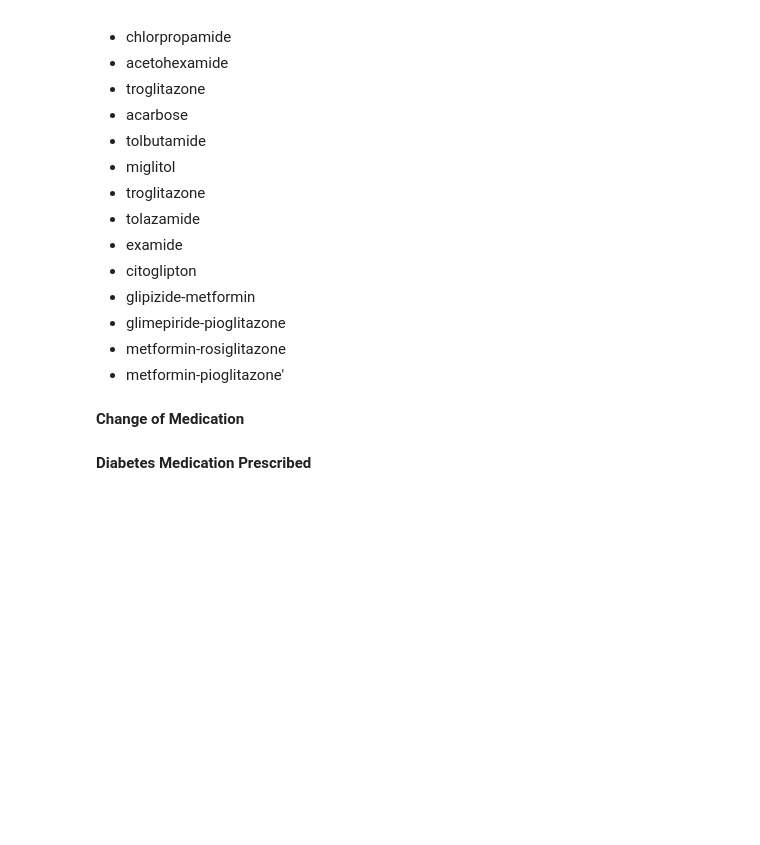
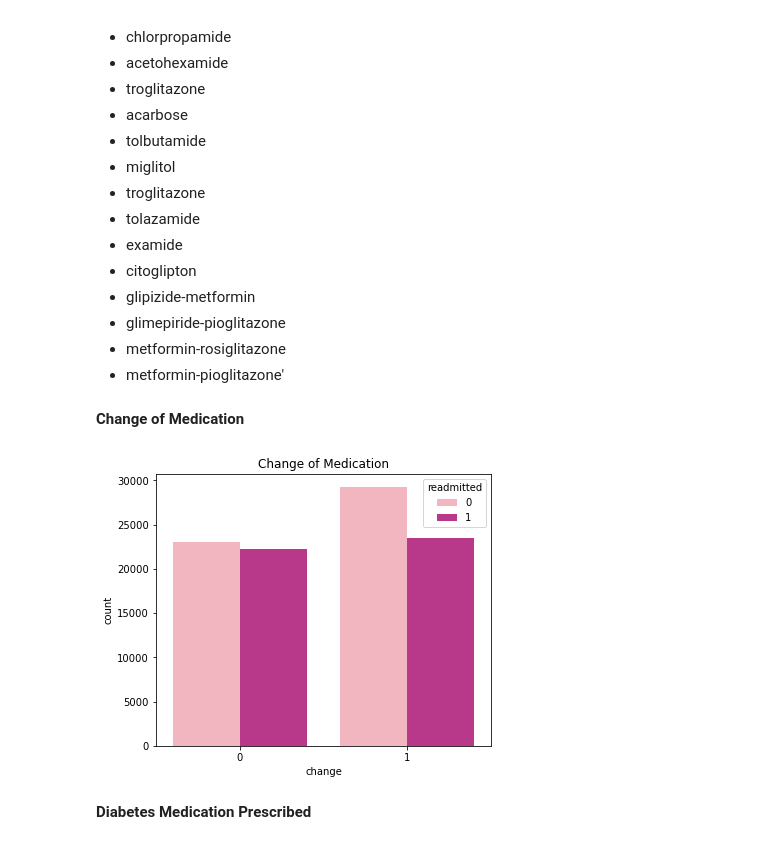
Before and after one commit to akamara05/diabetic_readmissions_project, a Jupyter notebook: Part 2 - EDA .ipynb, the cells around one changed output. Cells and saved outputs as stored; diff of their text form; code cells hidden in the pictures; blank space fills up the shorter version.

```diff
--- a/Part 2 - EDA .ipynb
+++ b/Part 2 - EDA .ipynb
@@ -346,2 +277,0 @@ outliers
-# %%
-df.drop(df[df['num_lab_procedures'] == outliers], inplace = True)
@@ -543,9 +500,11 @@ df.drop(['chlorpropamide','acetohexamide','troglitazone','acarbose','tolbutamide
 # %% [markdown]
 __Change of Medication__
 # %%
-plt.figure(figsize=(8,7))
+plt.figure(figsize=(6,5))
 sns.countplot(x = df['change'], hue=df['readmitted'],palette= 'RdPu')
 plt.title("Change of Medication");
+# %% [output]
+[figure, added]
 # %% [markdown]
 __Diabetes Medication Prescribed__
 # %%
```
Also changed, not shown: parts of 76 cells of this notebook, 1 other file.
